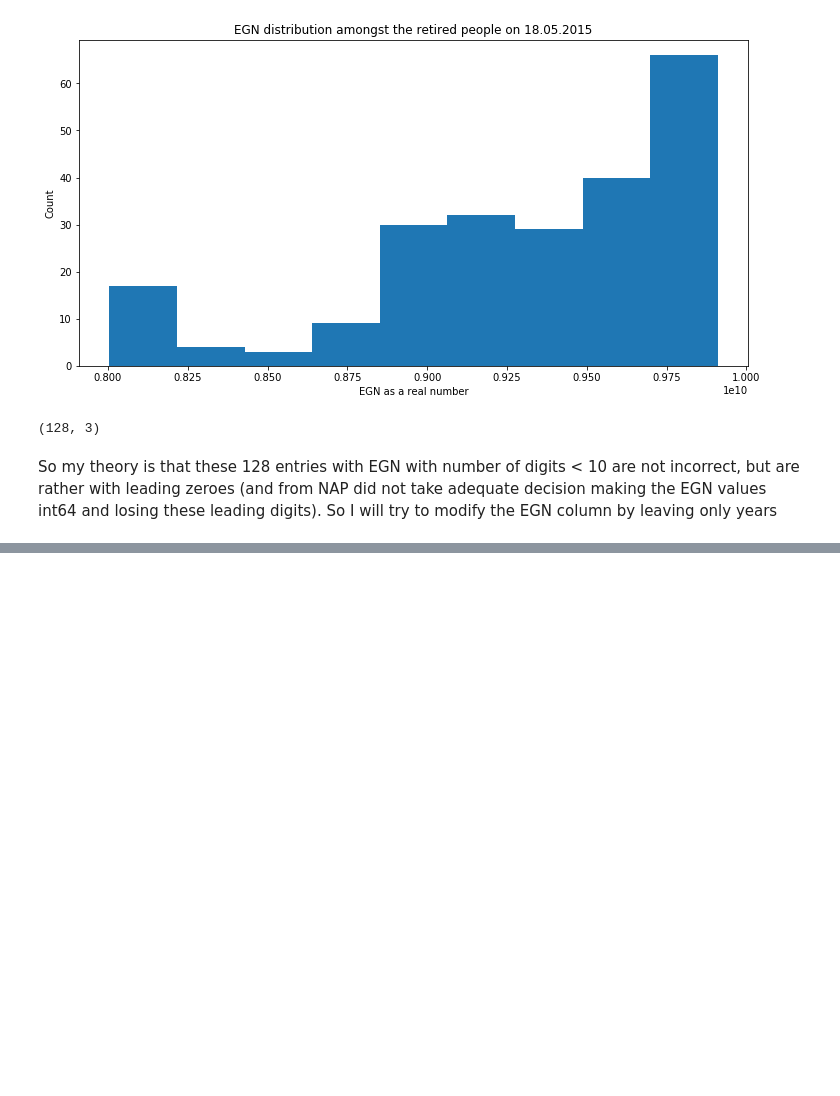
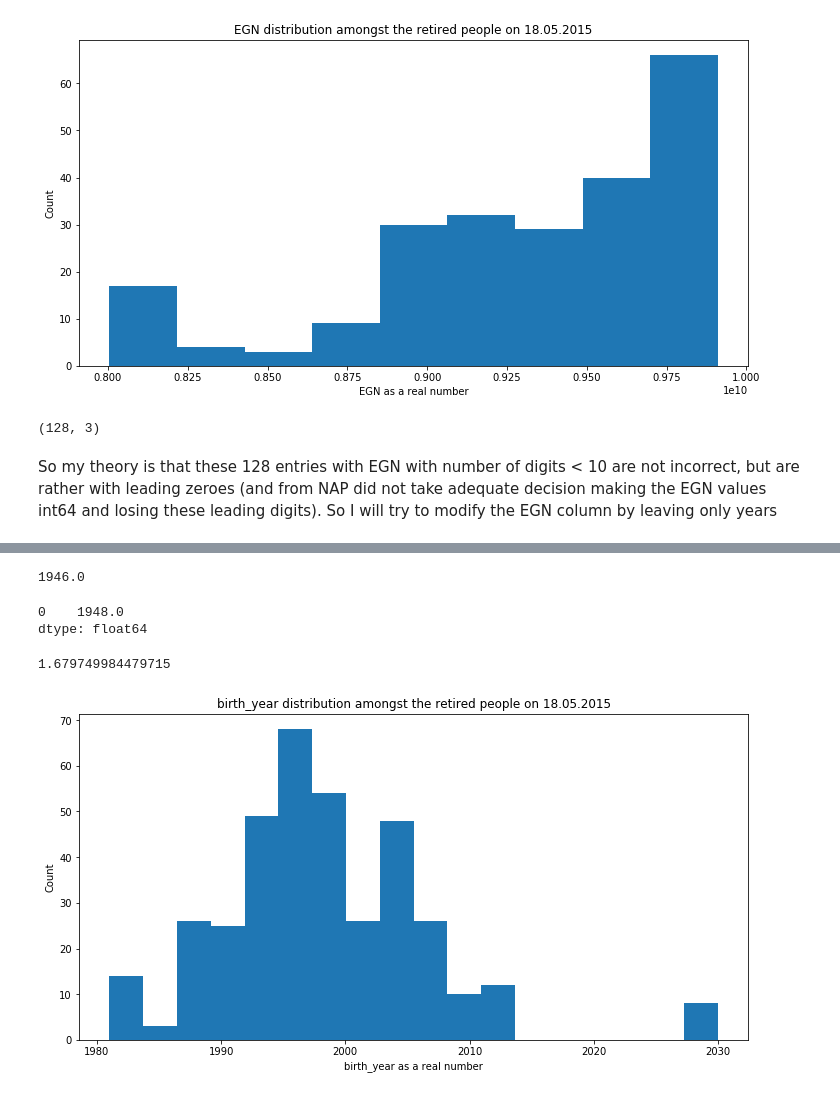
Before and after one commit to viraco4a/SoftUni, a Jupyter notebook: DataScience/Exam/Kaloyan_Zlatkov_Data_Science_Exam_Jul_2019.ipynb, the cells around one changed output, grey strips where cells are left out. Cells and saved outputs as stored; diff of their text form; code cells hidden in the pictures; blank space fills up the shorter version.

```diff
--- a/DataScience/Exam/Kaloyan_Zlatkov_Data_Science_Exam_Jul_2019.ipynb
+++ b/DataScience/Exam/Kaloyan_Zlatkov_Data_Science_Exam_Jul_2019.ipynb
@@ -397,0 +405,24 @@ AssertionError: 1900 != 1901.0
+# %%
+pension_recipients_cleaned.birth_year.median()
+# %% [output]
+1946.0
+# %%
+pension_recipients_cleaned.birth_year.mode()
+# %% [output]
+0    1948.0
+dtype: float64
+# %%
+pension_recipients_cleaned.birth_year.skew()
+# %% [output]
+1.679749984479715
+# %%
+THRESHOLD_FOR_RIGHT_OUTLIERS = 1980
+THRESHOLD_FOR_LEFT_OUTLIERS = 1915
+regular_age = (pension_recipients_cleaned.birth_year <= THRESHOLD_FOR_RIGHT_OUTLIERS) & (pension_recipients_cleaned.birth_year >= THRESHOLD_FOR_LEFT_OUTLIERS)
+young_retired_people = pension_recipients_cleaned[pension_recipients_cleaned.birth_year > THRESHOLD_FOR_RIGHT_OUTLIERS]
+retired_with_regular_age = pension_recipients_cleaned[regular_age]
+old_retired_people = pension_recipients_cleaned[pension_recipients_cleaned.birth_year < THRESHOLD_FOR_LEFT_OUTLIERS]
+# %%
+show_histogram(young_retired_people, "birth_year", 'fd')
+# %% [output]
+[figure, added]
```
Also changed, not shown: parts of 65 cells of this notebook.
